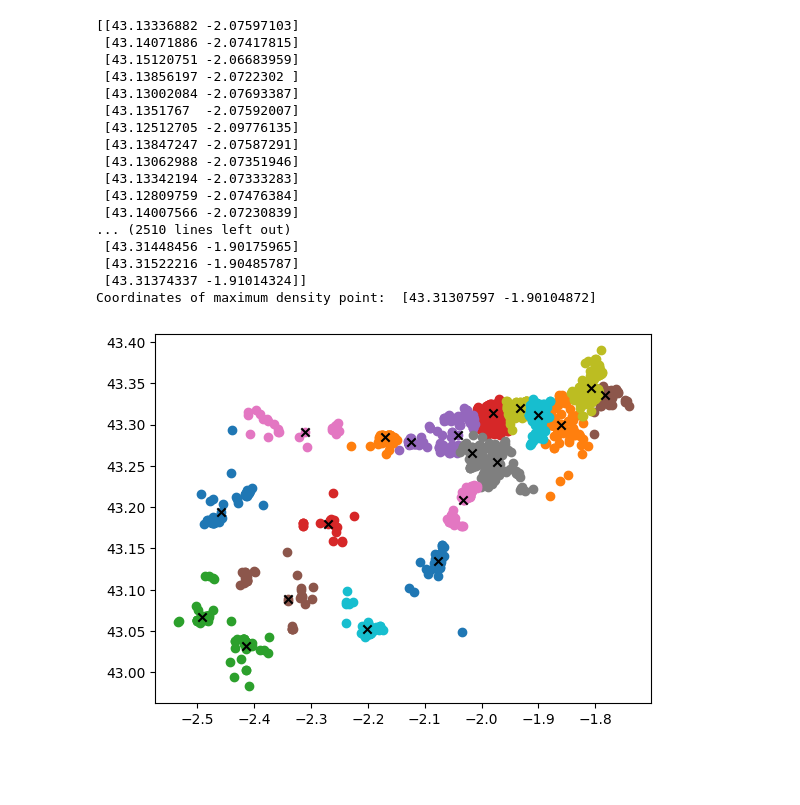
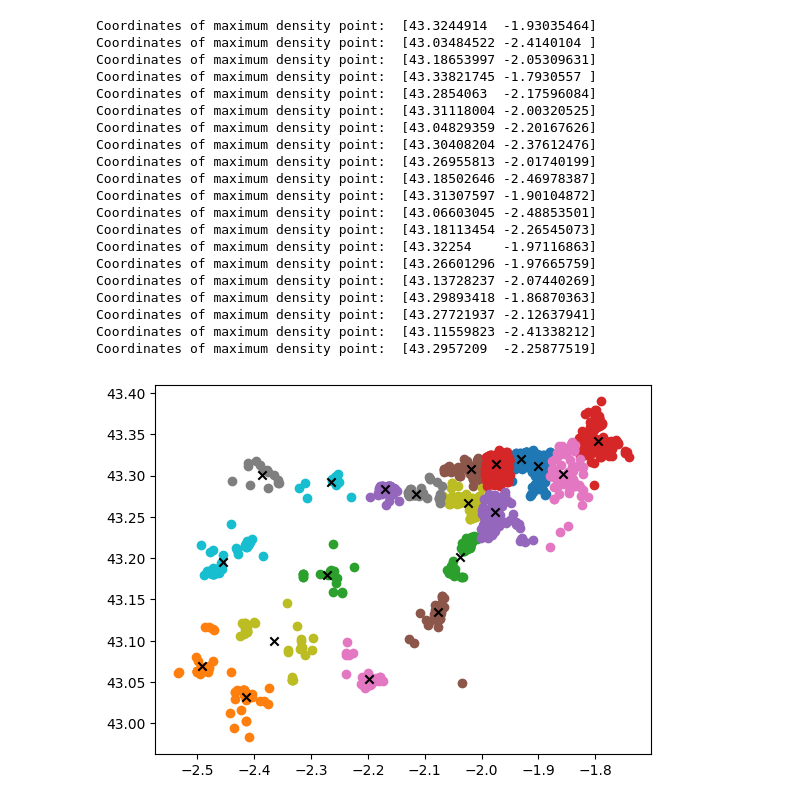
Before and after one commit to peppefdf/Generate_stops, a Jupyter notebook: Generate_stops.ipynb, the cells around one changed output. Drawn from its saved outputs; the diff is of its cells as text; code cells hidden in the pictures; blank space fills up the shorter version.

```diff
--- a/Generate_stops.ipynb
+++ b/Generate_stops.ipynb
@@ -58,21 +58,17 @@ for cluster in clusters:
      # calculate Euclidean distance of each point from cluster center
      #d = sum((p-q)**2 for p, q in zip(centers[cont_cluster], workers_lat_lon[row_ix[0][i_cl]]))**.5
      #dist.append(d)
-
      X.append(workers_lat_lon[row_ix[0][i_cl]][0])
      Y.append(workers_lat_lon[row_ix[0][i_cl]][1])
 
-
- centers_ref = np.tile(centers[cont_cluster],(len(row_ix[0]),1)) # generate replicas of ref point
- #print(np.array(workers_lat_lon)[row_ix[0]])
- #dist = [print('p: ',p, 'q: ', q).km for p, q in zip(centers_ref, np.array(workers_lat_lon)[row_ix[0]])]
- dist = [geopy.distance.geodesic((p[0],p[1]), (q[0],q[1])).km for p, q in zip(centers_ref, np.array(workers_lat_lon)[row_ix[0]])]
+ #centers_ref = np.tile(centers[cont_cluster],(len(row_ix[0]),1)) # generate replicas of cluster center coords.
+ #dist = [geopy.distance.geodesic((p[0],p[1]), (q[0],q[1])).km for p, q in zip(centers_ref, np.array(workers_lat_lon)[row_ix[0]])]
 
  # find index of the point with minimum distance from cluster center
- index_min = np.argmin(dist)
+ #index_min = np.argmin(dist)
  # assign closest point to cluster center: this tries to avoid the cluster center to fall in the middle of nowhere
- centers[cont_cluster][0] = workers_lat_lon[row_ix[0][index_min]][0]
- centers[cont_cluster][1] = workers_lat_lon[row_ix[0][index_min]][1]
+ #centers[cont_cluster][0] = workers_lat_lon[row_ix[0][index_min]][0]
+ #centers[cont_cluster][1] = workers_lat_lon[row_ix[0][index_min]][1]
 
  xy = np.vstack([X,Y])
  kde = stats.gaussian_kde(xy)
@@ -126,49 +122,52 @@ for i in range(len(centers)):
        ind_min = d.index(min(d)) # find index of closest bus stop
        x = stops_lat_lon[ind_min][0]
        y = stops_lat_lon[ind_min][1]
        bus_stops.append((x, y))
 
        center_ind.append(i)
 
     except:
        print('WARNING: stops not found for cluster ',i)
        #print(centers[i])
        print(highDens_points[i])
     print()
 
 map = folium.Map(location=[ori_lat, ori_lon], zoom_start=8)
 for i in range(len(bus_stops)):
     #lat = workers_lat_lon[i][0]
     #lon = workers_lat_lon[i][1]
     latb = bus_stops[i][0]
     lonb = bus_stops[i][1]
     latc = centers[center_ind[i]][0]
     lonc = centers[center_ind[i]][1]
     latd = highDens_points[center_ind[i]][0]
     lond = highDens_points[center_ind[i]][1]
     cluster_size = len(np.where(yhat == i)[0])
     folium.Marker((latb,lonb), popup='Found bus stop position for cluster '+ str(i)).add_to(map)
-    folium.Marker((latc,lonc), popup='Approximate centroid of cluster '+ str(i) +'. Size = {}'.format(cluster_size), icon=folium.Icon(color='red')).add_to(map)
+    folium.Marker((latc,lonc), popup='Centroid of cluster '+ str(i) +'. Size = {}'.format(cluster_size), icon=folium.Icon(color='red')).add_to(map)
     folium.Marker((latd,lond), popup='Higher density point for cluster '+ str(i), icon=folium.Icon(color='green')).add_to(map)
 
 map
 # %% [output]
-[[43.13336882 -2.07597103]
- [43.14071886 -2.07417815]
- [43.15120751 -2.06683959]
- [43.13856197 -2.0722302 ]
- [43.13002084 -2.07693387]
- [43.1351767  -2.07592007]
- [43.12512705 -2.09776135]
- [43.13847247 -2.07587291]
- [43.13062988 -2.07351946]
- [43.13342194 -2.07333283]
- [43.12809759 -2.07476384]
- [43.14007566 -2.07230839]
-... (2510 lines left out)
- [43.31448456 -1.90175965]
- [43.31522216 -1.90485787]
- [43.31374337 -1.91014324]]
+Coordinates of maximum density point:  [43.3244914  -1.93035464]
+Coordinates of maximum density point:  [43.03484522 -2.4140104 ]
+Coordinates of maximum density point:  [43.18653997 -2.05309631]
+Coordinates of maximum density point:  [43.33821745 -1.7930557 ]
+Coordinates of maximum density point:  [43.2854063  -2.17596084]
+Coordinates of maximum density point:  [43.31118004 -2.00320525]
+Coordinates of maximum density point:  [43.04829359 -2.20167626]
+Coordinates of maximum density point:  [43.30408204 -2.37612476]
+Coordinates of maximum density point:  [43.26955813 -2.01740199]
+Coordinates of maximum density point:  [43.18502646 -2.46978387]
 Coordinates of maximum density point:  [43.31307597 -1.90104872]
+Coordinates of maximum density point:  [43.06603045 -2.48853501]
+Coordinates of maximum density point:  [43.18113454 -2.26545073]
+Coordinates of maximum density point:  [43.32254    -1.97116863]
+Coordinates of maximum density point:  [43.26601296 -1.97665759]
+Coordinates of maximum density point:  [43.13728237 -2.07440269]
+Coordinates of maximum density point:  [43.29893418 -1.86870363]
+Coordinates of maximum density point:  [43.27721937 -2.12637941]
+Coordinates of maximum density point:  [43.11559823 -2.41338212]
+Coordinates of maximum density point:  [43.2957209  -2.25877519]
-[figure, old version]
+[figure, new version]
 [interactive output not drawn]
```
